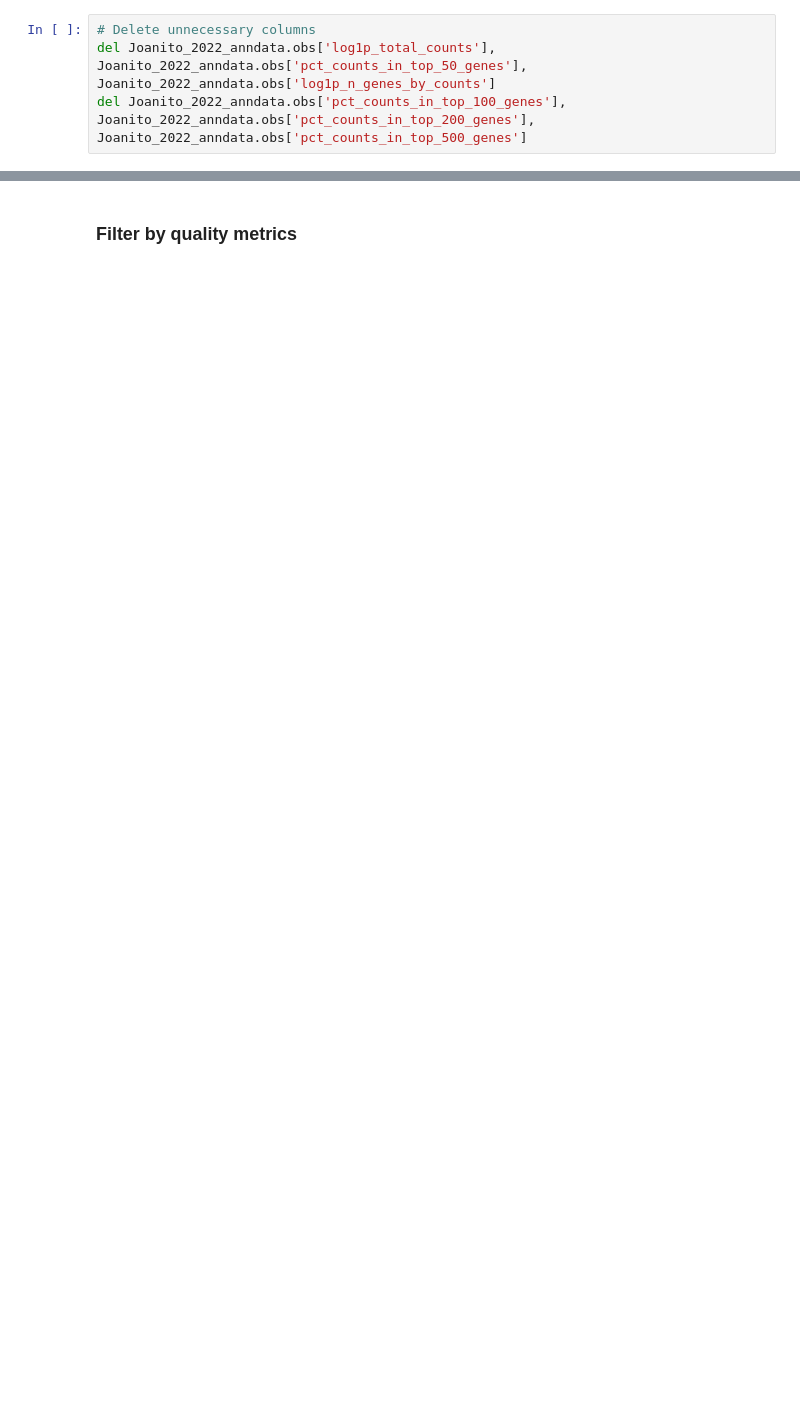
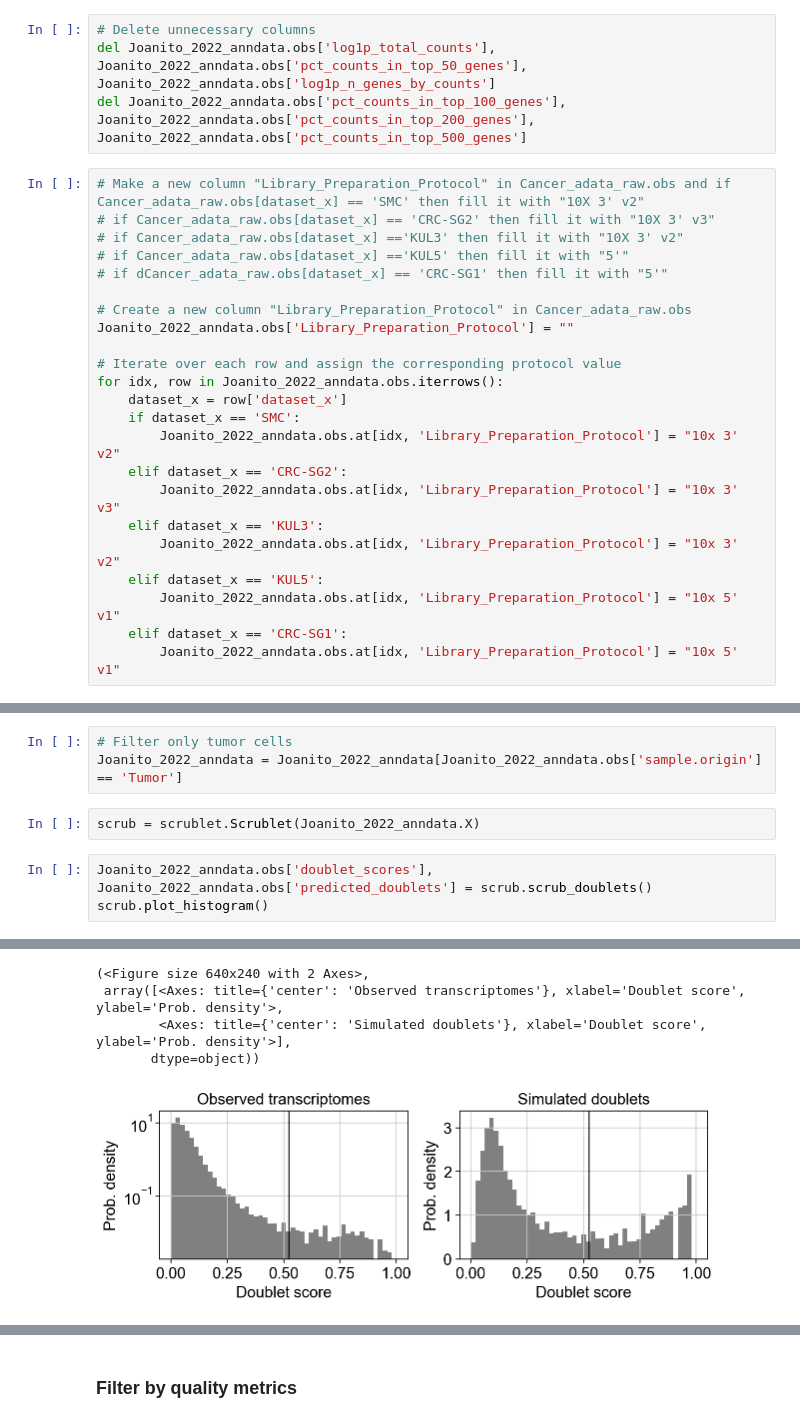
Before and after one commit to Talavera-Lopez-Lab/GCA_social_network, a Jupyter notebook: 1_data_preprocessing_and_QC/Joanito-2022/Joanito_creating_anndata.ipynb, the cells around one changed output, grey strips where cells are left out. Drawn from its saved outputs; the diff is of its cells as text; blank space fills up the shorter version.

```diff
--- a/1_data_preprocessing_and_QC/Joanito-2022/Joanito_creating_anndata.ipynb
+++ b/1_data_preprocessing_and_QC/Joanito-2022/Joanito_creating_anndata.ipynb
@@ -238,3 +292,26 @@ Joanito_2022_anndata.obs
 # Delete unnecessary columns
 del Joanito_2022_anndata.obs['log1p_total_counts'], Joanito_2022_anndata.obs['pct_counts_in_top_50_genes'], Joanito_2022_anndata.obs['log1p_n_genes_by_counts']
 del Joanito_2022_anndata.obs['pct_counts_in_top_100_genes'], Joanito_2022_anndata.obs['pct_counts_in_top_200_genes'], Joanito_2022_anndata.obs['pct_counts_in_top_500_genes']
+# %%
+# Make a new column "Library_Preparation_Protocol" in Cancer_adata_raw.obs and if Cancer_adata_raw.obs[dataset_x] == 'SMC' then fill it with "10X 3' v2"
+# if Cancer_adata_raw.obs[dataset_x] == 'CRC-SG2' then fill it with "10X 3' v3"
+# if Cancer_adata_raw.obs[dataset_x] =='KUL3' then fill it with "10X 3' v2"
+# if Cancer_adata_raw.obs[dataset_x] =='KUL5' then fill it with "5'"
+# if dCancer_adata_raw.obs[dataset_x] == 'CRC-SG1' then fill it with "5'"
+
+# Create a new column "Library_Preparation_Protocol" in Cancer_adata_raw.obs
+Joanito_2022_anndata.obs['Library_Preparation_Protocol'] = ""
+
+# Iterate over each row and assign the corresponding protocol value
+for idx, row in Joanito_2022_anndata.obs.iterrows():
+    dataset_x = row['dataset_x']
+    if dataset_x == 'SMC':
+        Joanito_2022_anndata.obs.at[idx, 'Library_Preparation_Protocol'] = "10x 3' v2"
+    elif dataset_x == 'CRC-SG2':
+        Joanito_2022_anndata.obs.at[idx, 'Library_Preparation_Protocol'] = "10x 3' v3"
+    elif dataset_x == 'KUL3':
+        Joanito_2022_anndata.obs.at[idx, 'Library_Preparation_Protocol'] = "10x 3' v2"
+    elif dataset_x == 'KUL5':
+        Joanito_2022_anndata.obs.at[idx, 'Library_Preparation_Protocol'] = "10x 5' v1"
+    elif dataset_x == 'CRC-SG1':
+        Joanito_2022_anndata.obs.at[idx, 'Library_Preparation_Protocol'] = "10x 5' v1"
@@ -240,0 +336,9 @@ del Joanito_2022_anndata.obs['pct_counts_in_top_100_genes'], Joanito_2022_anndat
+# %%
+# Filter only tumor cells
+Joanito_2022_anndata = Joanito_2022_anndata[Joanito_2022_anndata.obs['sample.origin'] == 'Tumor']
+# %%
+scrub = scrublet.Scrublet(Joanito_2022_anndata.X)
+# %%
+Joanito_2022_anndata.obs['doublet_scores'], Joanito_2022_anndata.obs['predicted_doublets'] = scrub.scrub_doublets()
+scrub.plot_histogram()
+# %% [output]
@@ -240,0 +356,5 @@ del Joanito_2022_anndata.obs['pct_counts_in_top_100_genes'], Joanito_2022_anndat
+(<Figure size 640x240 with 2 Axes>,
+ array([<Axes: title={'center': 'Observed transcriptomes'}, xlabel='Doublet score', ylabel='Prob. density'>,
+        <Axes: title={'center': 'Simulated doublets'}, xlabel='Doublet score', ylabel='Prob. density'>],
+       dtype=object))
+[figure, added]
```
Also changed, not shown: parts of 20 cells of this notebook, 6 other files.
